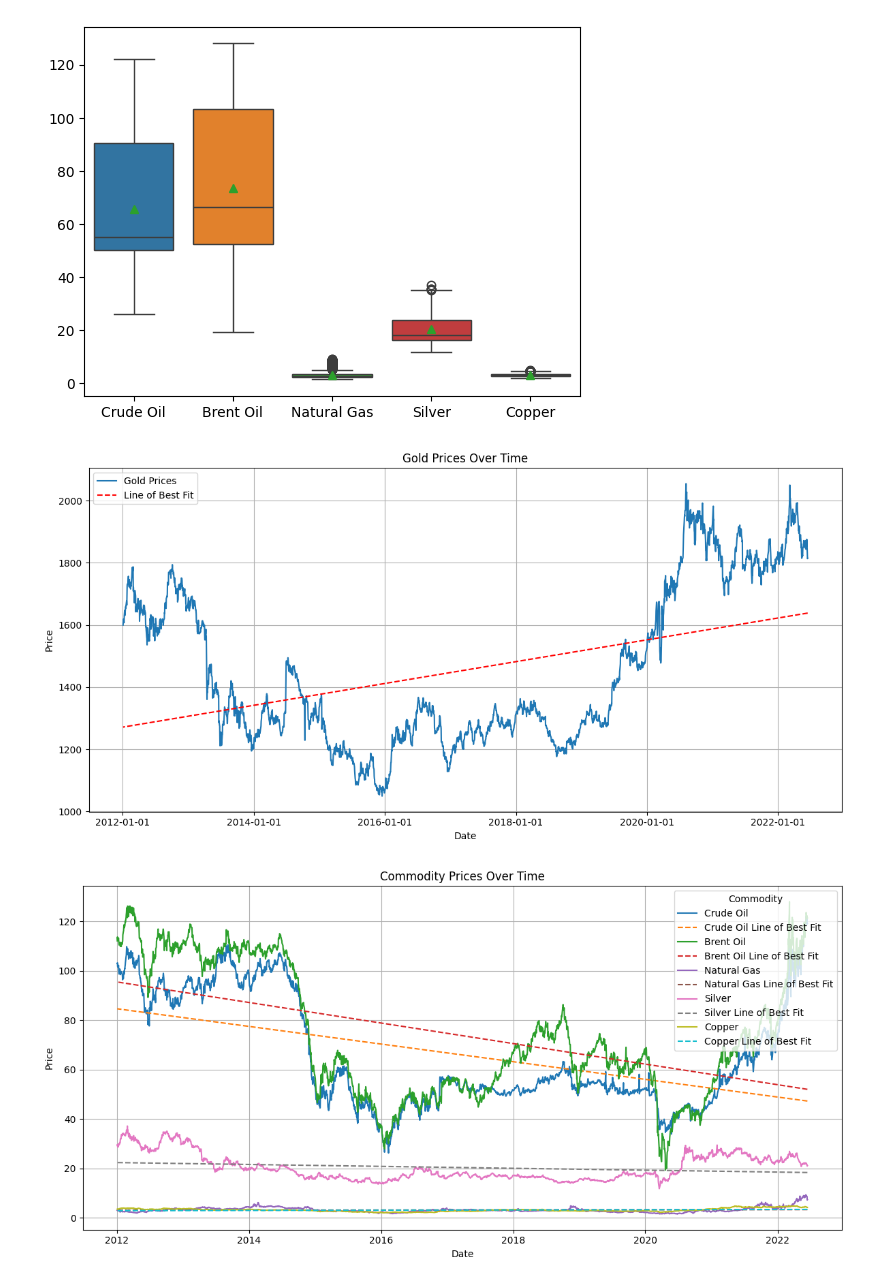
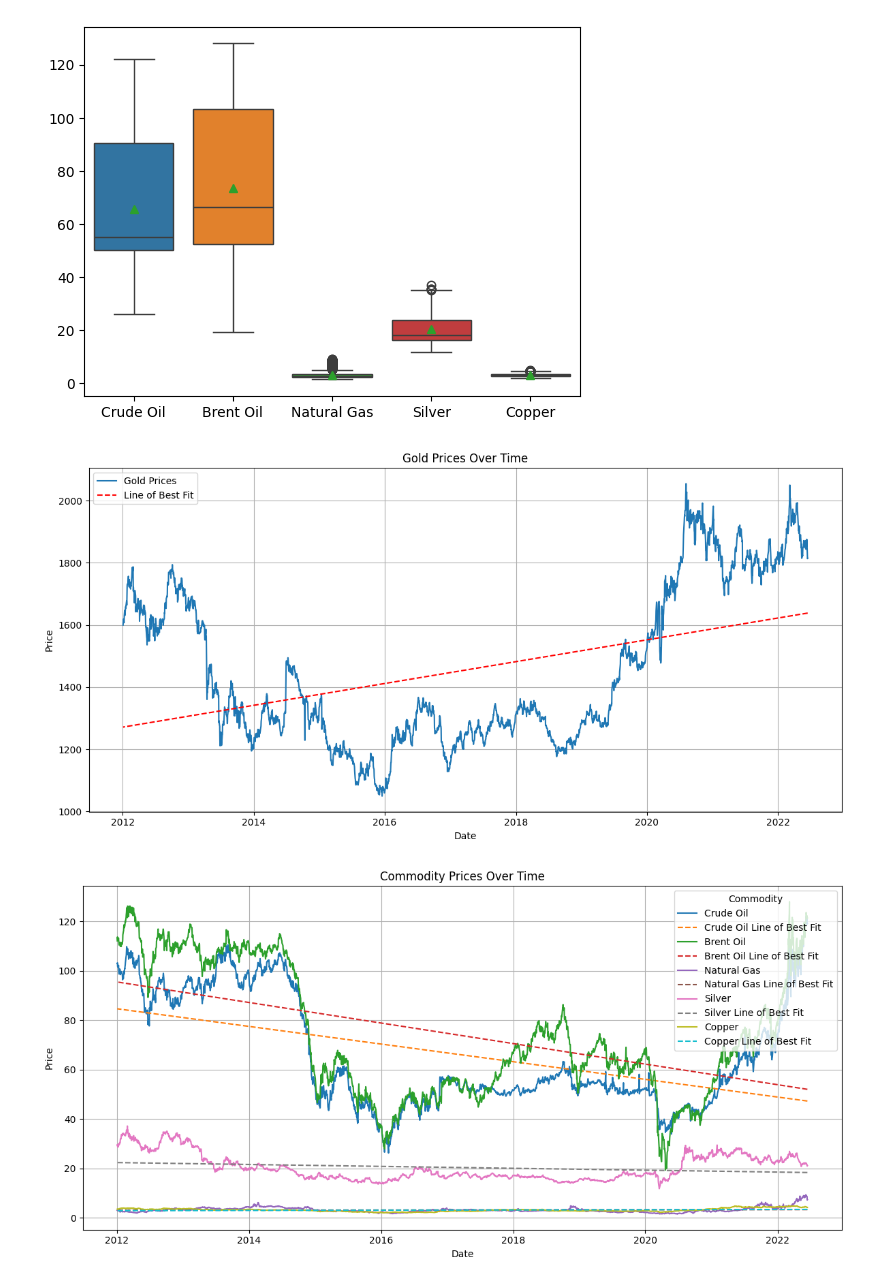
Before and after one commit to kahlilello/CommoditiesStreamlit, a Jupyter notebook: ML.ipynb, the cells around one changed output. Cells and saved outputs as stored; diff of their text form; code cells hidden in the pictures.

```diff
--- a/ML.ipynb
+++ b/ML.ipynb
@@ -258,36 +258,38 @@ plt.legend()
 plt.grid(True)
 
 # Format the x-axis to display dates
-plt.gca().xaxis.set_major_formatter(mdates.DateFormatter('%Y-%m-%d'))
+#plt.gca().xaxis.set_major_formatter(mdates.DateFormatter('%Y-%m-%d'))
 
 plt.tight_layout()
 plt.show()
+
+
 
 
 dates = noGoldDf['Date']
 other_columns = noGoldDf.columns[1:]
 
 plt.figure(figsize=(12,6))
 for col in other_columns:
     # Plot the commodity prices
     plt.plot(dates, noGoldDf[col], label = col)
 
     # Calculate the coefficients of the line of best fit (1st-degree polynomial)
     coefficients = np.polyfit(mdates.date2num(dates), noGoldDf[col], 1)
 
     # Create the line of best fit equation
     line_of_best_fit = np.poly1d(coefficients)
 
     # Plot the line of best fit with dashed lines
     plt.plot(dates, line_of_best_fit(mdates.date2num(dates)), label=f'{col} Line of Best Fit', linestyle='--')
 
 plt.title("Commodity Prices Over Time")
 plt.ylabel('Price')
 plt.xlabel('Date')
 plt.legend(title='Commodity')
 plt.grid(True)
 plt.tight_layout()
 plt.show()
 # %% [output]
-[figure, old version]
+[figure, new version]
 [figure]
```
